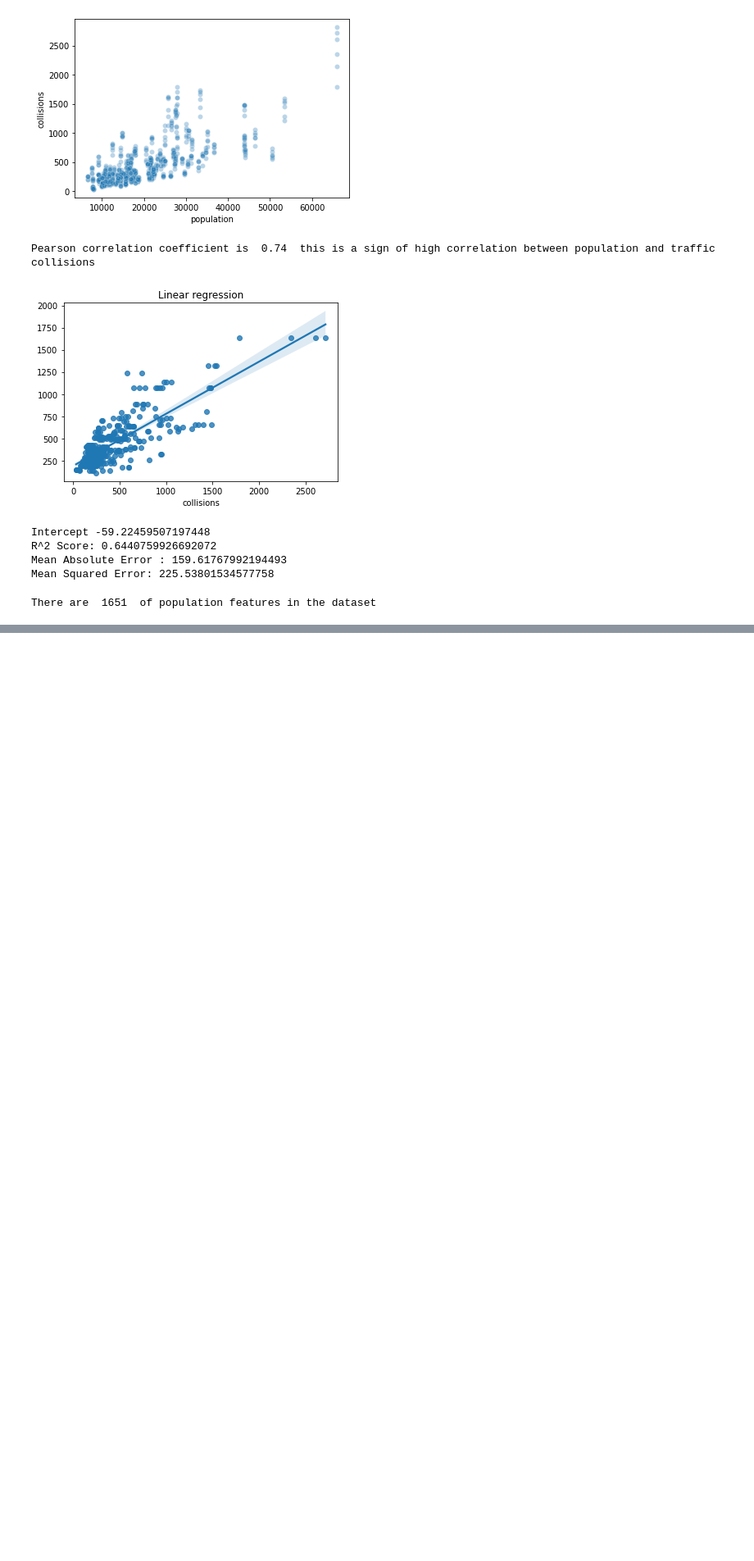
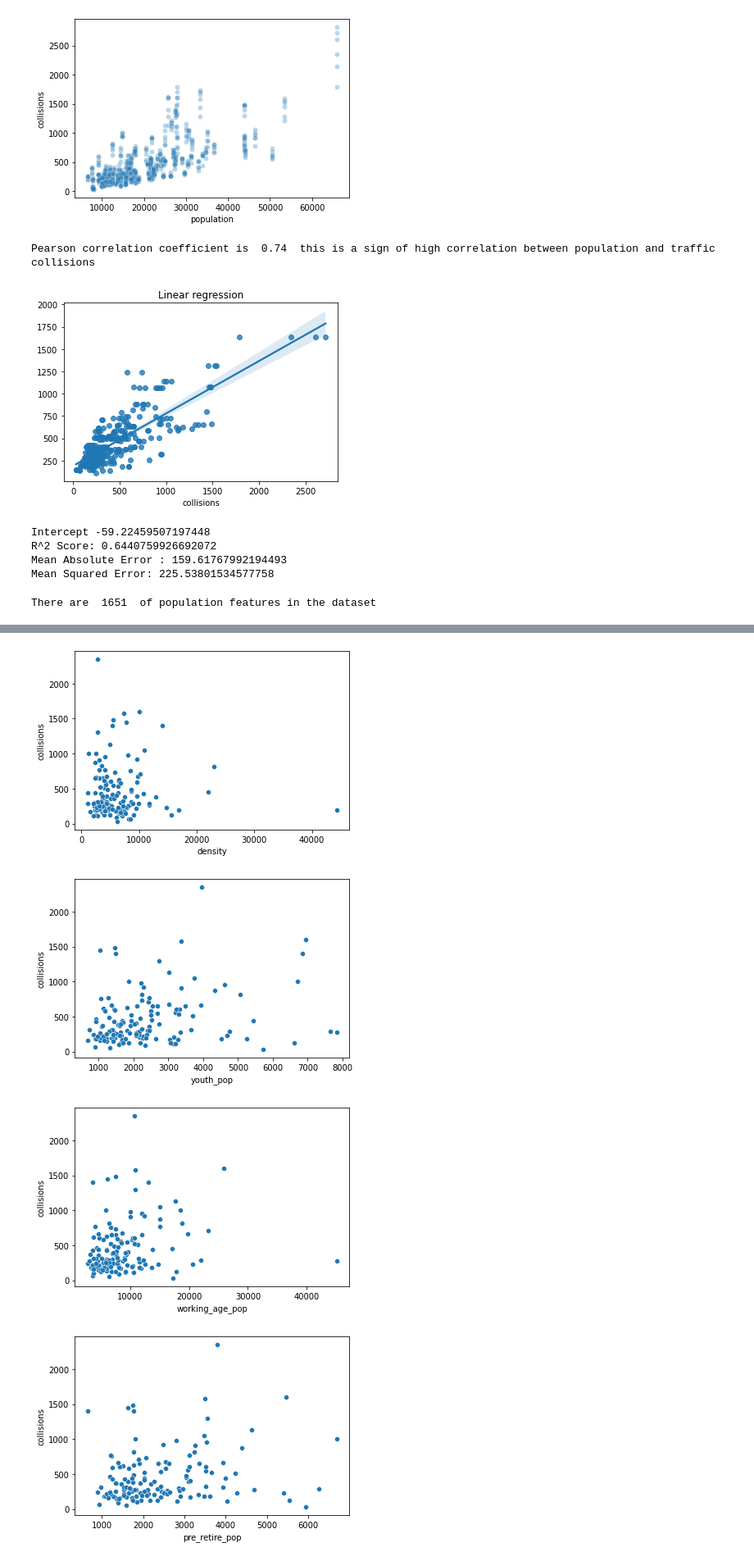
Before and after one commit to Andrew-Agapov/Kaggle_projects, a Jupyter notebook: toronto-traffic-collisions-analysis.ipynb, the cells around one changed output, grey strips where cells are left out. Shown: that part at 82% size. Saved outputs shown, nothing was run; the diff lists cells and outputs as text; code cells hidden in the pictures; blank space fills up the shorter version.

```diff
--- a/toronto-traffic-collisions-analysis.ipynb
+++ b/toronto-traffic-collisions-analysis.ipynb
@@ -472,0 +486,9 @@ full_features
+# %%
+for name in full_features.columns:
+    sns.scatterplot(x=name, y='collisions', data=full_features)
+    plt.show()
+# %% [output]
+[figure, added]
+[figure, added]
+[figure, added]
+[figure, added]
```
Also changed, not shown: parts of 6 cells of this notebook.
